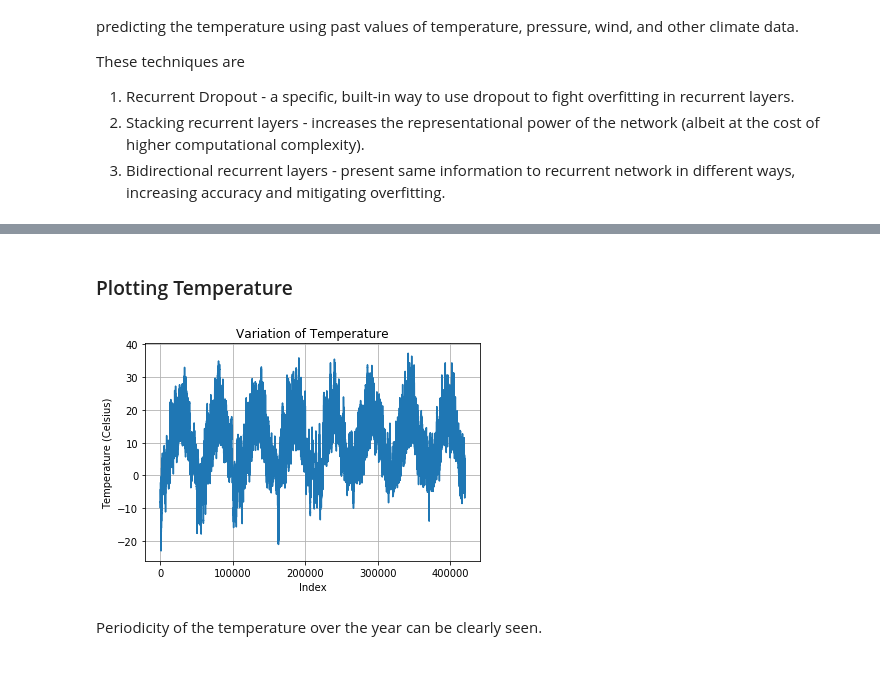
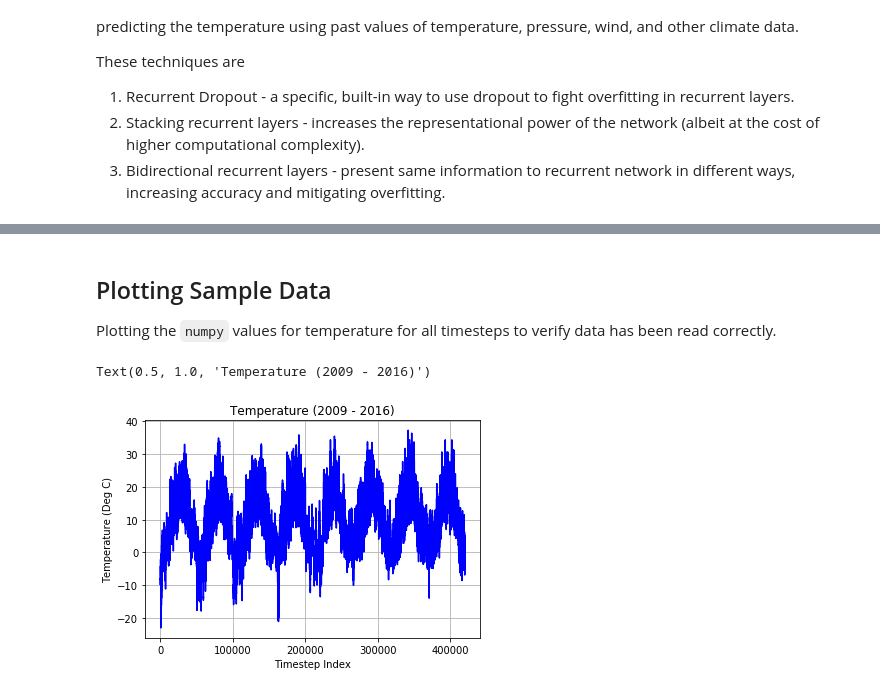
Before and after one commit to SMS-NED16/FYP-DL, a Jupyter notebook: Dl-Python-Book/chapter-6/DL-6-4-0-JENA-Climate.ipynb, the cells around one changed output, grey strips where cells are left out. Saved outputs shown, nothing was run; the diff lists cells and outputs as text; code cells hidden in the pictures.

Commit message:
Add second attempt at JENA Temperature Regression - Visualization

```diff
--- a/Dl-Python-Book/chapter-6/DL-6-4-0-JENA-Climate.ipynb
+++ b/Dl-Python-Book/chapter-6/DL-6-4-0-JENA-Climate.ipynb
@@ -21 +16,4 @@ fname = os.path.join(data_dir, 'jena_climate_2009_2016.csv')
+# %%
+data_dir = './'
+fname = os.path.join(data_dir, 'jena_climate_2009_2016.csv')
 # %%
@@ -64,2 +43,0 @@ for i, line in enumerate(lines):
-# %% [markdown]
-### Plotting Temperature
@@ -66,12 +51,15 @@ for i, line in enumerate(lines):
+# %% [markdown]
+## Plotting Sample Data
+Plotting the `numpy` values for temperature for all timesteps to verify data has been read correctly.
 # %%
 from matplotlib import pyplot as plt
 # %%
-temp = float_data[:, 1] # temperature in degrees Celsius
-plt.plot(range(len(temp)), temp)
-plt.grid(True); plt.xlabel('Index'); plt.ylabel('Temperature (Celsius)')
-plt.title('Variation of Temperature')
-plt.show()
+temp = float_data[:, 1] # Temperature values are in degrees Celsius
+plt.plot(range(len(temp)), temp, 'blue')
+plt.grid(True);
+plt.xlabel('Timestep Index')
+plt.ylabel('Temperature (Deg C)')
+plt.title('Temperature (2009 - 2016)')
 # %% [output]
+Text(0.5, 1.0, 'Temperature (2009 - 2016)')
-[figure, old version]
+[figure, new version]
-# %% [markdown]
-Periodicity of the temperature over the year can be clearly seen.
```
Also changed, not shown: parts of 23 cells of this notebook.
